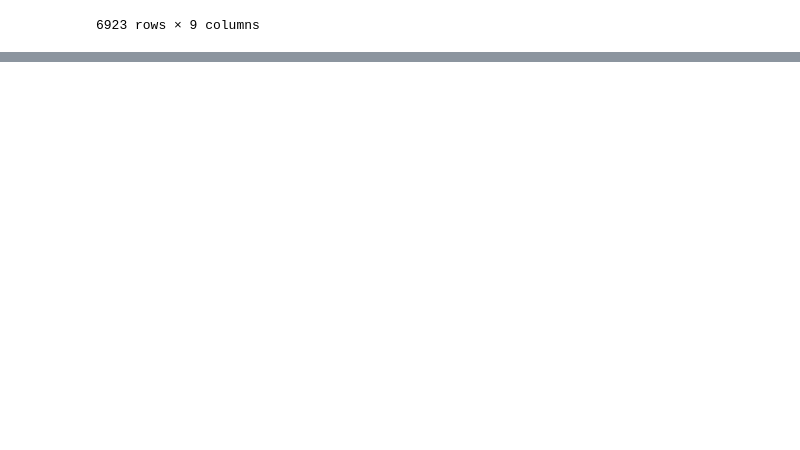
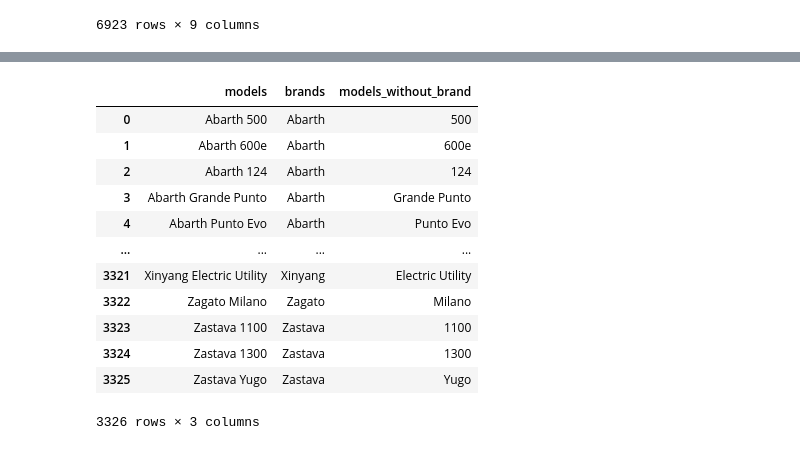
Before and after one commit to wafa-meddeb/projet-SEO, a Jupyter notebook: etape 2 v0.ipynb, the cells around one changed output, grey strips where cells are left out. Cells and saved outputs as stored; diff of their text form; code cells hidden in the pictures; blank space fills up the shorter version.

```diff
--- a/etape 2 v0.ipynb
+++ b/etape 2 v0.ipynb
@@ -91,0 +120,18 @@ model_Brand_Df
+# %%
+scraped_df = pd.read_csv(r"C:/Users/ASUS/Desktop/stage pfe/collected data/car_brands_models.csv")
+# %%
+scraped_df
+# %% [output]
+|  | models | brands | models_without_brand |
+| 0 | Abarth 500 | Abarth | 500 |
+| 1 | Abarth 600e | Abarth | 600e |
+| 2 | Abarth 124 | Abarth | 124 |
+| 3 | Abarth Grande Punto | Abarth | Grande Punto |
+| 4 | Abarth Punto Evo | Abarth | Punto Evo |
+| ... | ... | ... | ... |
+| 3321 | Xinyang Electric Utility | Xinyang | Electric Utility |
+| 3322 | Zagato Milano | Zagato | Milano |
+| 3323 | Zastava 1100 | Zastava | 1100 |
+| 3324 | Zastava 1300 | Zastava | 1300 |
+| 3325 | Zastava Yugo | Zastava | Yugo |
+3326 rows × 3 columns
```
Also changed, not shown: parts of 48 cells of this notebook.
